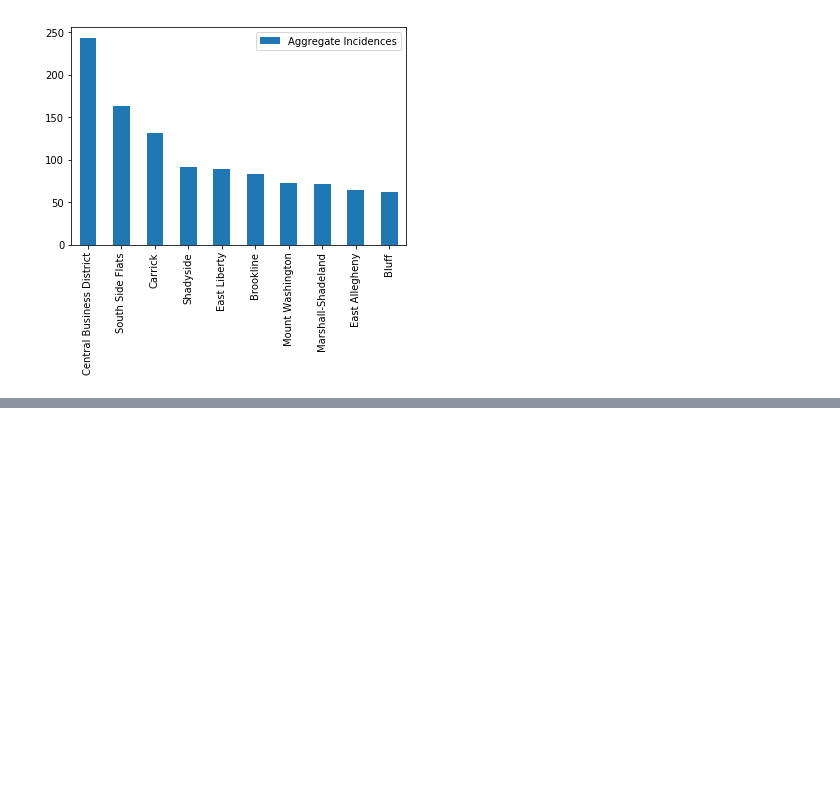
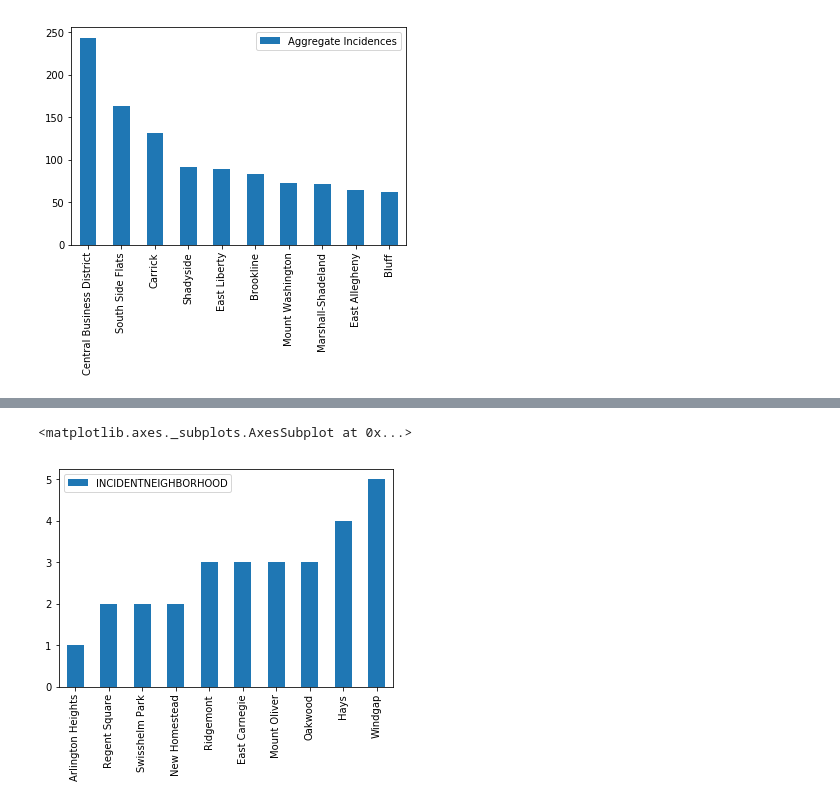
Before and after one commit to alucchitti/BigIdeasFinal, a Jupyter notebook: final-project.ipynb, the cells around one changed output, grey strips where cells are left out. Saved outputs shown, nothing was run; the diff lists cells and outputs as text; code cells hidden in the pictures; blank space fills up the shorter version.

```diff
--- a/final-project.ipynb
+++ b/final-project.ipynb
@@ -48,0 +53,5 @@ neighborhoodCounts.tail(10).plot.bar()
+# %%
+#Looking at list in opposite order
+neighborhoodCounts = pd.DataFrame(policeData['INCIDENTNEIGHBORHOOD'].value_counts().sort_values(ascending=True))
+neighborhoodCounts.rename(columns = {'INCIDENTNEIGHBORHOOD':'Aggregate Incidences'})
+neighborhoodCounts.head(10)
@@ -48,0 +70,11 @@ neighborhoodCounts.tail(10).plot.bar()
+# %%
+#Deleting irrelevant data
+editedNC = neighborhoodCounts.copy()
+editedNC.drop(["Outside County"], inplace=True)
+editedNC.drop(["Outside State"], inplace=True)
+# %%
+#plotting totals with bar graph
+editedNC.head(10).plot.bar()
+# %% [output]
+<matplotlib.axes._subplots.AxesSubplot at 0x...>
+[figure, added]
```
Also changed, not shown: parts of 10 cells of this notebook.
